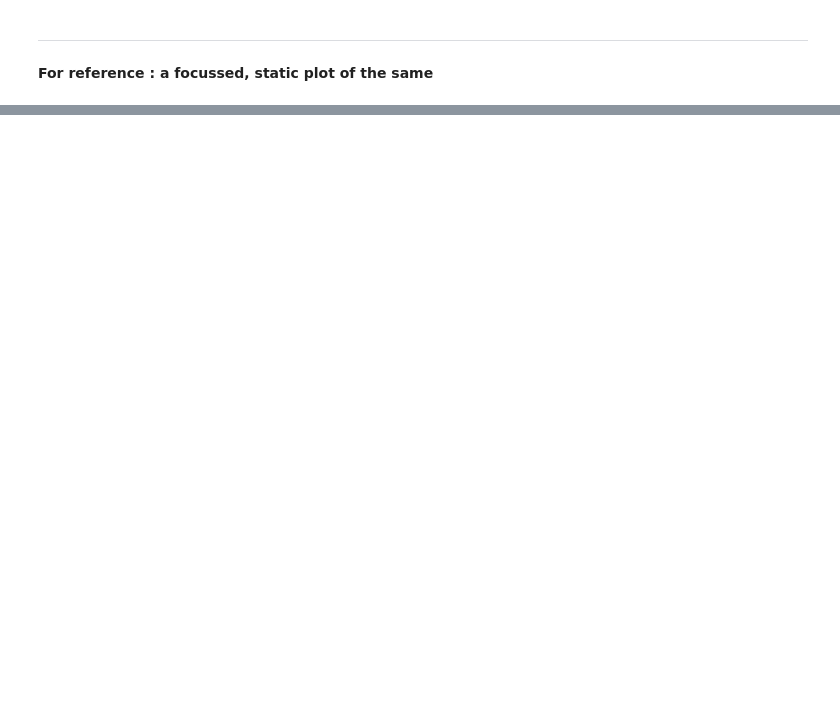
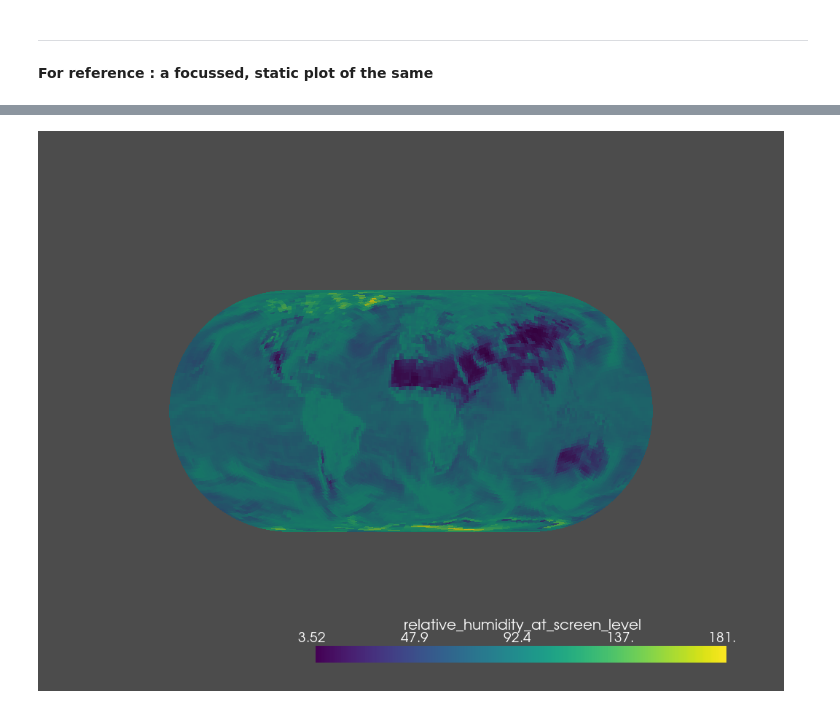
Before and after one commit to scitools-classroom/iris-mesh-tutorial, a Jupyter notebook: notebooks/Sec_03_Plotting.ipynb, the cells around one changed output, grey strips where cells are left out. Cells and saved outputs as stored; diff of their text form; code cells hidden in the pictures; blank space fills up the shorter version.

Commit message:
Some final improvements: added example of Geovista projected 2D plot.

```diff
--- a/notebooks/Sec_03_Plotting.ipynb
+++ b/notebooks/Sec_03_Plotting.ipynb
@@ -275,24 +311,9 @@ extra notebook.
 # %%
-def plot_projected(my_polydata, plotter=None):
-    """Plot polydata on a given plotter"""
-    if plotter is None:
-        plotter = GeoPlotter()
-    # Add the coastline cells 'above' the data itself.
-    plotter.add_mesh(
-        coastline_polydata,
-        color="white",
-        show_edges=True,
-        edge_color="white",
-        radius=1.1,     # For globe plots
-        zlevel=10,       # For planar plots
-    )
-    plot_polydata = my_polydata.copy()
-    plotter.add_mesh(plot_polydata)
-    # if plotter.crs != WGS84:
-    #     # Projected plot.
-    #     plotter.camera_position = "xy"
-    #     backend = "static"
-    # else:
-    #     backend = "pythreejs"
-#         backend = "static"
-    plotter.show()  # jupyter_backend=backend)
+proj_string = '+proj=eck4'
+plotter = GeoPlotter(crs=proj_string)
+plotter.add_mesh(pv)
+# Note: it's important to view down the Z axis
+plotter.view_xy()
+plotter.show(jupyter_backend='static')
+# %% [output]
+[figure, added]
```
Also changed, not shown: parts of 19 cells of this notebook, 7 other files.
